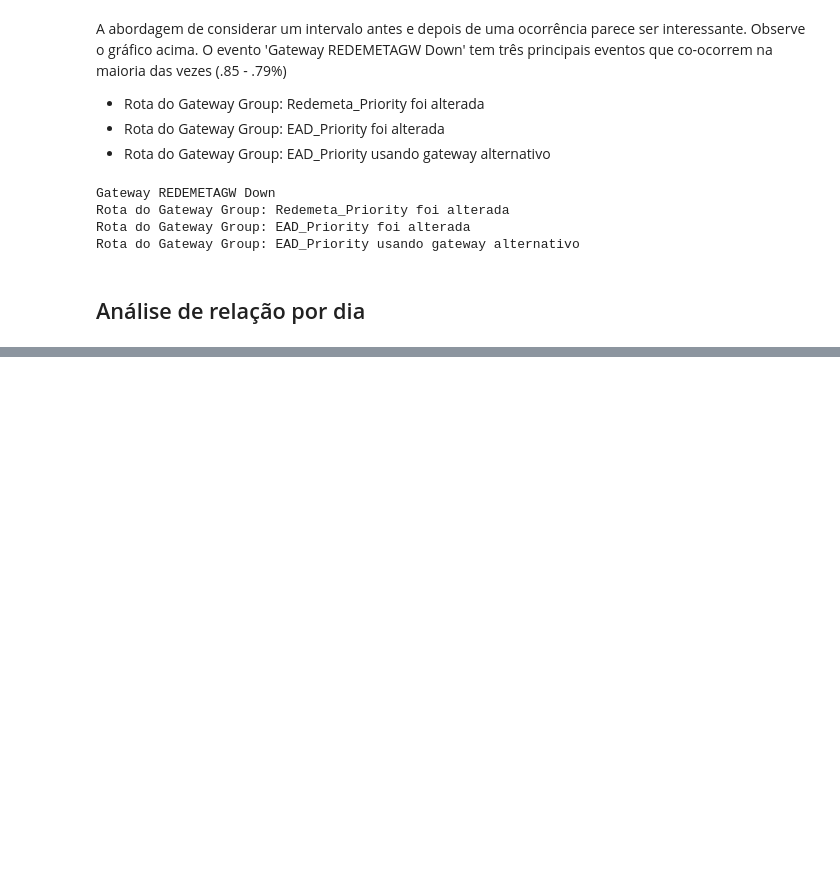
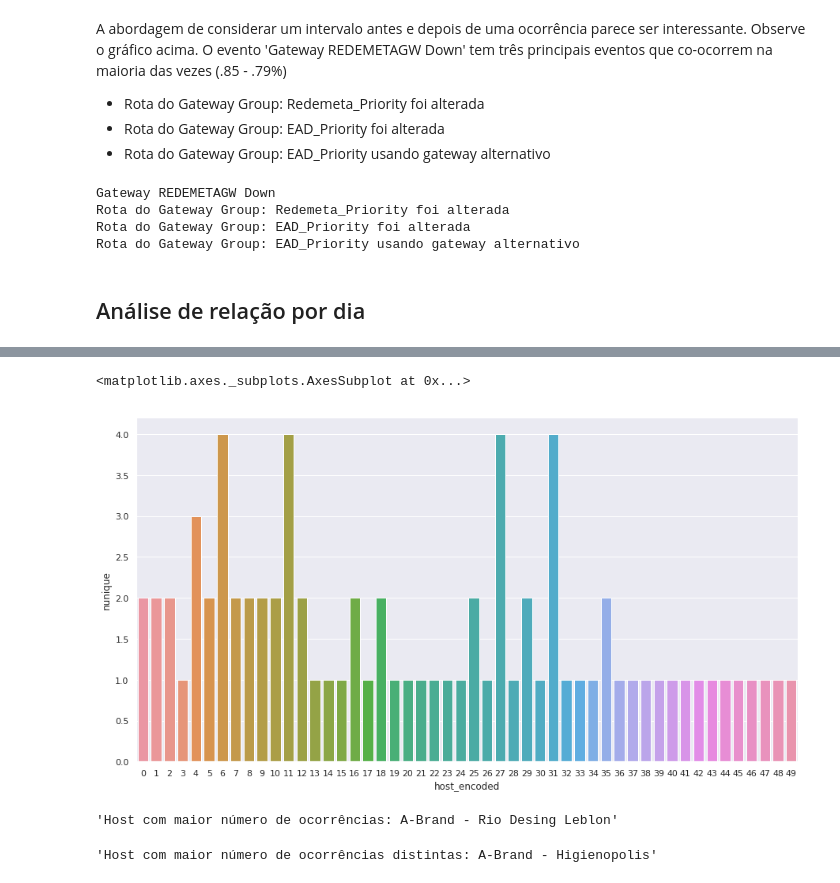
Before and after one commit to michaeloc/data_analysis_server_log, a Jupyter notebook: Analise_Ocorrencias.ipynb, the cells around one changed output, grey strips where cells are left out. Cells and saved outputs as stored; diff of their text form; code cells hidden in the pictures; blank space fills up the shorter version.

```diff
--- a/Analise_Ocorrencias.ipynb
+++ b/Analise_Ocorrencias.ipynb
@@ -255,0 +280,14 @@ table.query('name_encoded in [1594]')
+# %%
+plt.figure(figsize=(15,8))
+sns.barplot(x='host_encoded', y='nunique', data=df_group.reset_index())
+# %% [output]
+<matplotlib.axes._subplots.AxesSubplot at 0x...>
+[figure, added]
+# %%
+f'Host com maior número de ocorrências: {lbe.inverse_transform(df_group[df_group["count"] == df_group[["count"]].max()[0]].index[0])}'
+# %% [output]
+'Host com maior número de ocorrências: A-Brand - Rio Desing Leblon'
+# %%
+f'Host com maior número de ocorrências distintas: {lbe.inverse_transform(df_group[df_group["nunique"] == df_group[["nunique"]].max()[0]].index[0])}'
+# %% [output]
+'Host com maior número de ocorrências distintas: A-Brand - Higienopolis'
```
Also changed, not shown: parts of 20 cells of this notebook.
